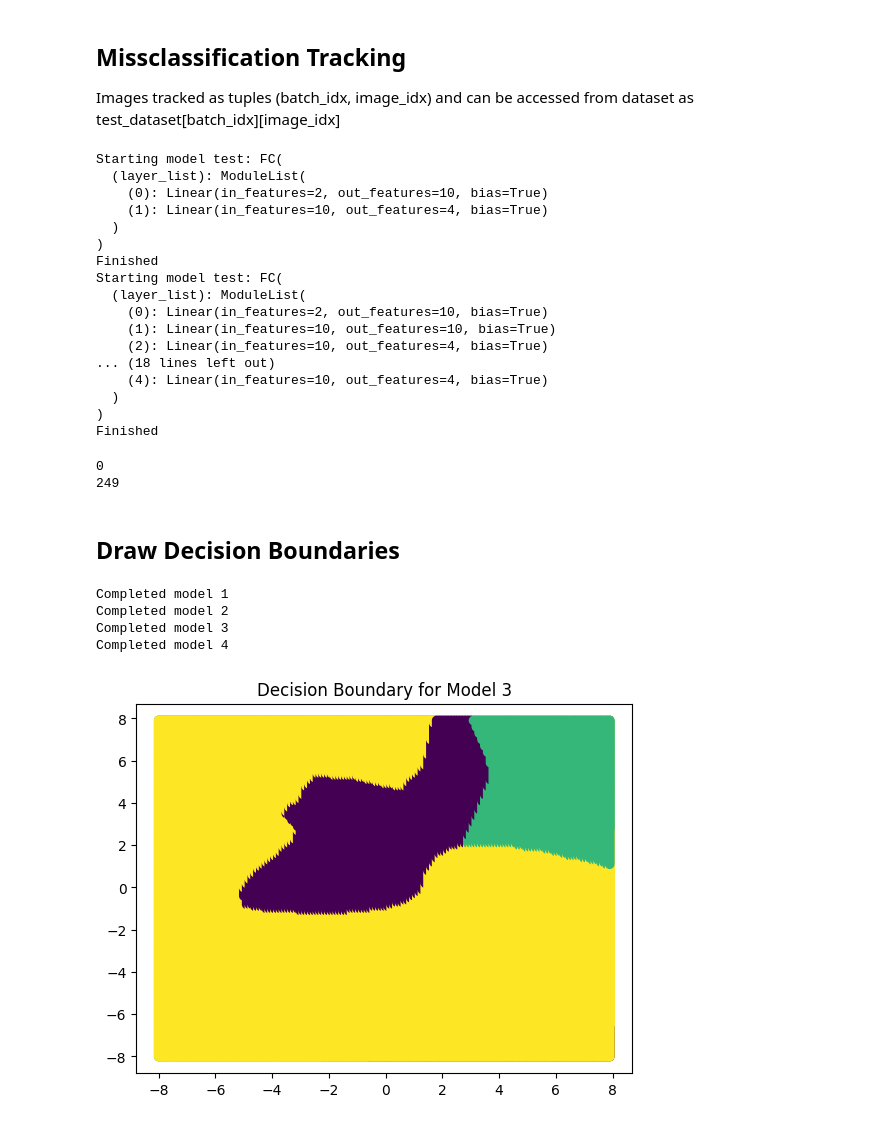
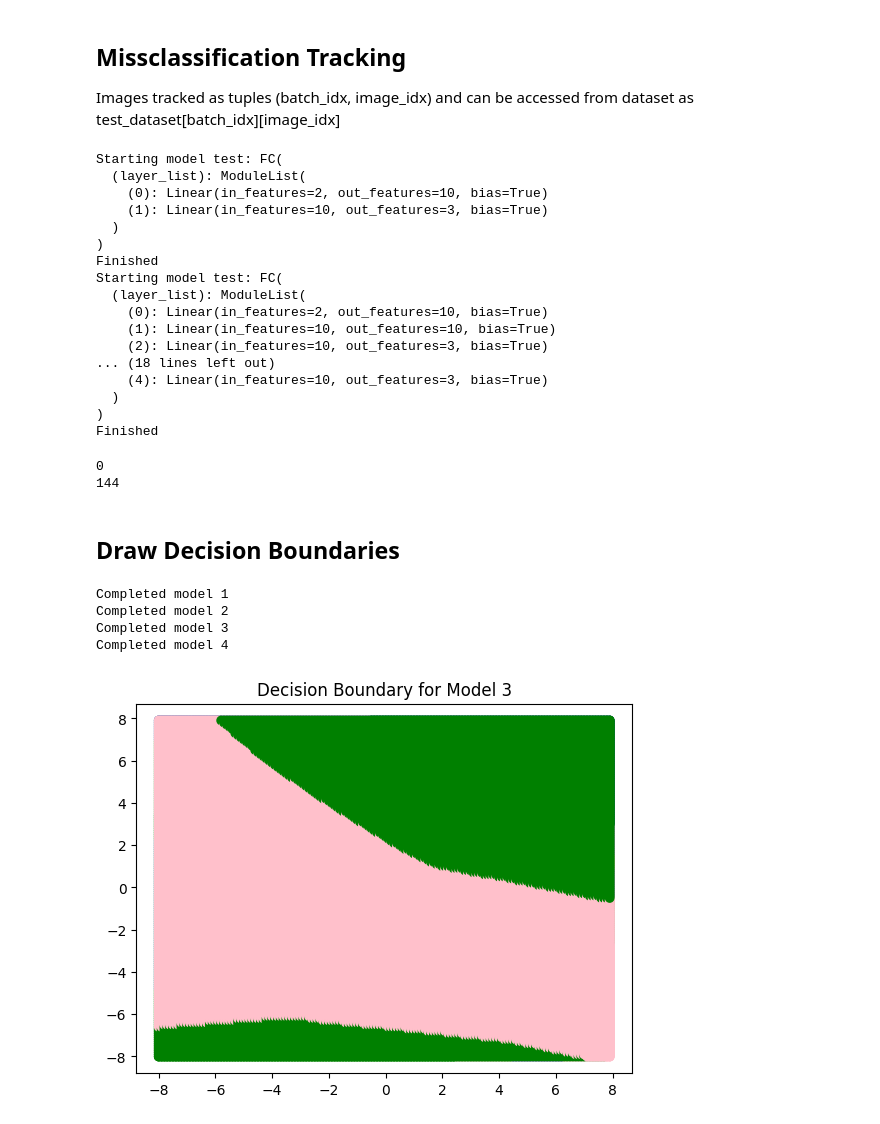
Before and after one commit to CSLukeW/image-distribution-research, a Jupyter notebook: decision_boundaries.ipynb, the cells around one changed output. Cells and saved outputs as stored; diff of their text form; code cells hidden in the pictures.

Commit message:
added more toy datasets

```diff
--- a/decision_boundaries.ipynb
+++ b/decision_boundaries.ipynb
@@ -16,6 +16,7 @@ from src.cifar.models import *
 from src.util import split_train_val, test, train, save_model
 
 import matplotlib.pyplot as plt
+import matplotlib
 
 import os
 
@@ -32,7 +33,7 @@ n_epochs = 5
 learning_rate = 1e-2
 seed = 100
 input_dim = 2
-out_dim = 4
+out_dim = 3 # 4
 num_hidden_layers = 2
 layer_size = 10
 momentum = 0.9
@@ -41,12 +42,17 @@ weight_decay_lam = 0.0001
 fc_model_params = [(1,10), (2,10), (3,10), (4,10)]
 
 complex_models = []
+
+PLOT_DIR = "TOY4"
 # %% [output]
 cuda
 # %% [markdown]
 ## Generate Data
 # %%
-centers = [(1,0), (0,-1), (-1,0), (0,1)]
+# centers = [(1,1), (-1,-1), (-1,1), (1,-1)]
+# centers = [(1,0), (0,-1), (-1,0), (0,1)]
+# centers = [(0,0)]*4
+centers = [(1,1), (0,-1), (-1,0)]
 data = torch.FloatTensor()
 labels = torch.FloatTensor()
 for i in range(out_dim):
@@ -77,6 +83,8 @@ for i in range(out_dim):
 print(data.shape)
 print(labels.shape)
 
-plt.scatter([x[0] for x in data], [x[1] for x in data], c=[x for x in labels])
-plt.savefig("plots/TOY/distribution.png")
+colors = ["pink", "blue", "green"] # , "yellow"]
+
+plt.scatter([x[0] for x in data], [x[1] for x in data], c=[x for x in labels], cmap=matplotlib.colors.ListedColormap(colors))
+plt.savefig("plots/" + PLOT_DIR + "/distribution.png")
 # %% [output]
@@ -127,11 +135,11 @@ for i, model in enumerate(fc_models):
     test(model, val_loader, device)
 
     print("Saving FC model: {}".format(model))
-    save_model(model, dataset="TOY", filename="FC" + str(i))
+    save_model(model, dataset=PLOT_DIR, filename="FC" + str(i))
 
-for i, model in enumerate(os.listdir("./models/TOY/")):
+for i, model in enumerate(os.listdir("./models/" + PLOT_DIR + "/")):
     if model.endswith(".pth") and "FC" in model:
-        fc_models[i].load_state_dict(torch.load("./models/TOY/" + model))
+        fc_models[i].load_state_dict(torch.load("./models/" + PLOT_DIR + "/" + model))
         with torch.no_grad():
             test(fc_models[i].to(device), train_loader, device)
 # %% [output]
@@ -189,7 +197,7 @@ for model in fc_models + complex_list:
 Starting model test: FC(
   (layer_list): ModuleList(
     (0): Linear(in_features=2, out_features=10, bias=True)
-    (1): Linear(in_features=10, out_features=4, bias=True)
+    (1): Linear(in_features=10, out_features=3, bias=True)
   )
 )
 Finished
@@ -197,9 +205,9 @@ Starting model test: FC(
   (layer_list): ModuleList(
     (0): Linear(in_features=2, out_features=10, bias=True)
     (1): Linear(in_features=10, out_features=10, bias=True)
-    (2): Linear(in_features=10, out_features=4, bias=True)
+    (2): Linear(in_features=10, out_features=3, bias=True)
 ... (18 lines left out)
-    (4): Linear(in_features=10, out_features=4, bias=True)
+    (4): Linear(in_features=10, out_features=3, bias=True)
   )
 )
 Finished
@@ -210,7 +218,7 @@ print(len(significant))
 print(len(all_miss))
 # %% [output]
 0
-249
+144
 # %%
 y = list(all_miss.values()) + [0]*(len(val_dataset)-len(all_miss))
 
@@ -225,26 +233,26 @@ plt.close()
 # %%
 xs = np.arange(-8,8,.1)
 ys = np.arange(-8,8,.1)
 
 for i, model in enumerate(fc_models):
     points = []
     preds = []
     model.to(device)
     for x in xs:
         for y in ys:
 
             points.append((x,y))
 
             with torch.no_grad():
                 preds.append(model(torch.FloatTensor([x,y]).to(device)).argmax(dim=1, keepdim=False))
 
-    plt.scatter([x[0] for x in points], [y[1] for y in points], c=[x.cpu() for x in preds])
+    plt.scatter([x[0] for x in points], [y[1] for y in points], c=[x.cpu() for x in preds], cmap=matplotlib.colors.ListedColormap(colors))
     plt.title("Decision Boundary for Model {}".format(i))
-    plt.savefig("plots/TOY/boundary_{}".format(i))
+    plt.savefig("plots/" + PLOT_DIR + "/boundary_{}".format(i))
     print("Completed model {}".format(i+1))
 # %% [output]
 Completed model 1
 Completed model 2
 Completed model 3
 Completed model 4
-[figure, old version]
+[figure, new version]
```
Also changed, not shown: parts of 5 cells of this notebook, 46 other files.
